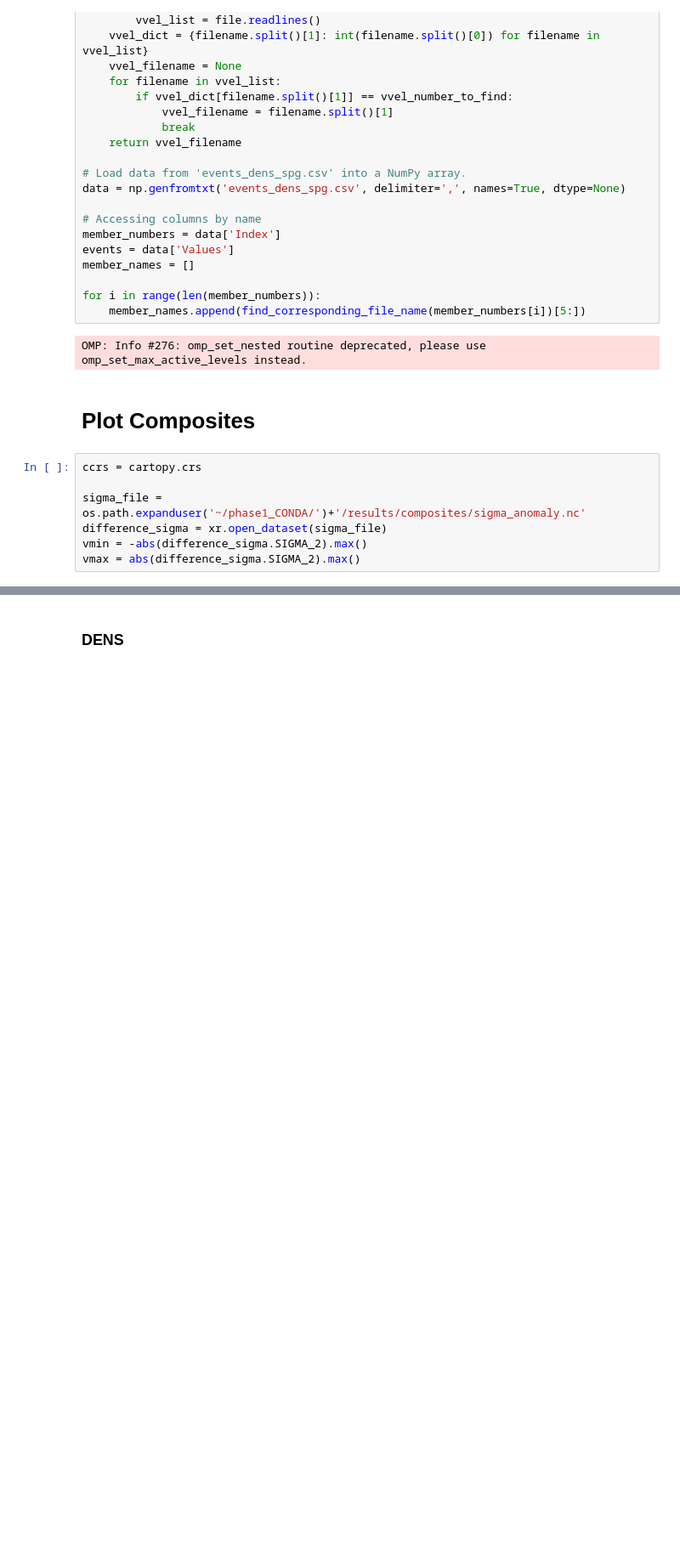
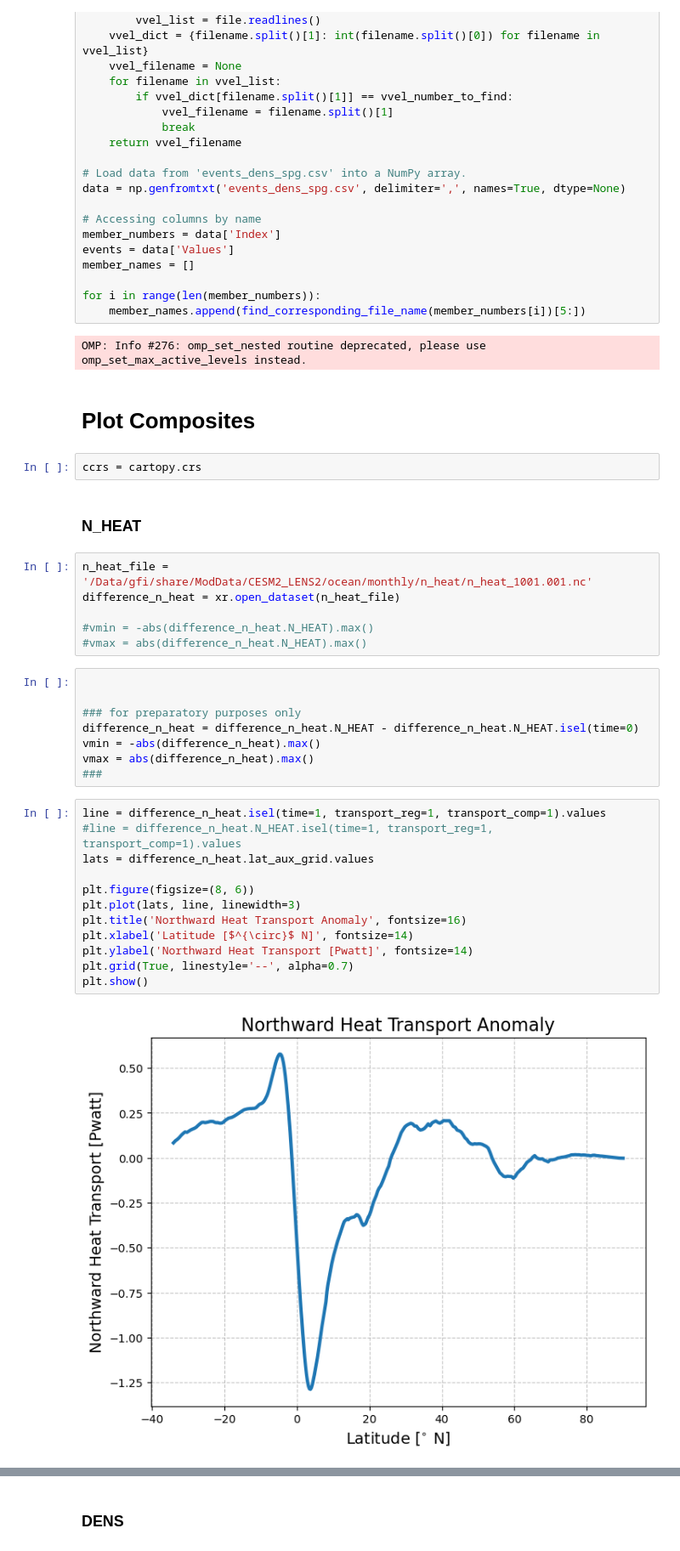
Before and after one commit to inagler/current, a Jupyter notebook: Additional_figures_composite.ipynb, the cells around one changed output, grey strips where cells are left out. Shown at 85% size. Cells and saved outputs as stored; diff of their text form; blank space fills up the shorter version.

Commit message:
continue on output for composite analysis

```diff
--- a/Additional_figures_composite.ipynb
+++ b/Additional_figures_composite.ipynb
@@ -65,8 +65,33 @@ OMP: Info #276: omp_set_nested routine deprecated, please use omp_set_max_active
 # Plot Composites
 # %%
 ccrs = cartopy.crs
-
-sigma_file = os.path.expanduser('~/phase1_CONDA/')+'/results/composites/sigma_anomaly.nc'
-difference_sigma = xr.open_dataset(sigma_file)
-vmin = -abs(difference_sigma.SIGMA_2).max()
-vmax = abs(difference_sigma.SIGMA_2).max()
+# %% [markdown]
+### N_HEAT
+# %%
+n_heat_file = '/Data/gfi/share/ModData/CESM2_LENS2/ocean/monthly/n_heat/n_heat_1001.001.nc'
+difference_n_heat = xr.open_dataset(n_heat_file)
+
+#vmin = -abs(difference_n_heat.N_HEAT).max()
+#vmax = abs(difference_n_heat.N_HEAT).max()
+# %%
+
+
+### for preparatory purposes only
+difference_n_heat = difference_n_heat.N_HEAT - difference_n_heat.N_HEAT.isel(time=0)
+vmin = -abs(difference_n_heat).max()
+vmax = abs(difference_n_heat).max()
+###
+# %%
+line = difference_n_heat.isel(time=1, transport_reg=1, transport_comp=1).values
+#line = difference_n_heat.N_HEAT.isel(time=1, transport_reg=1, transport_comp=1).values
+lats = difference_n_heat.lat_aux_grid.values
+
+plt.figure(figsize=(8, 6))
+plt.plot(lats, line, linewidth=3)
+plt.title('Northward Heat Transport Anomaly', fontsize=16)
+plt.xlabel('Latitude [$^{\circ}$ N]', fontsize=14)
+plt.ylabel('Northward Heat Transport [Pwatt]', fontsize=14)
+plt.grid(True, linestyle='--', alpha=0.7)
+plt.show()
+# %% [output]
+[figure, added]
```
Also changed, not shown: parts of 6 cells of this notebook, 4 other files.
